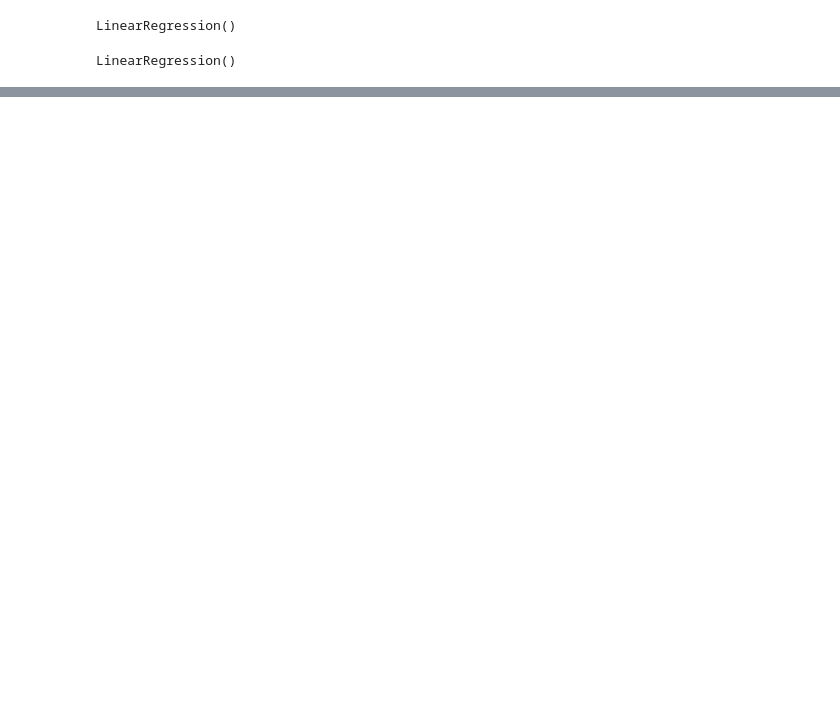
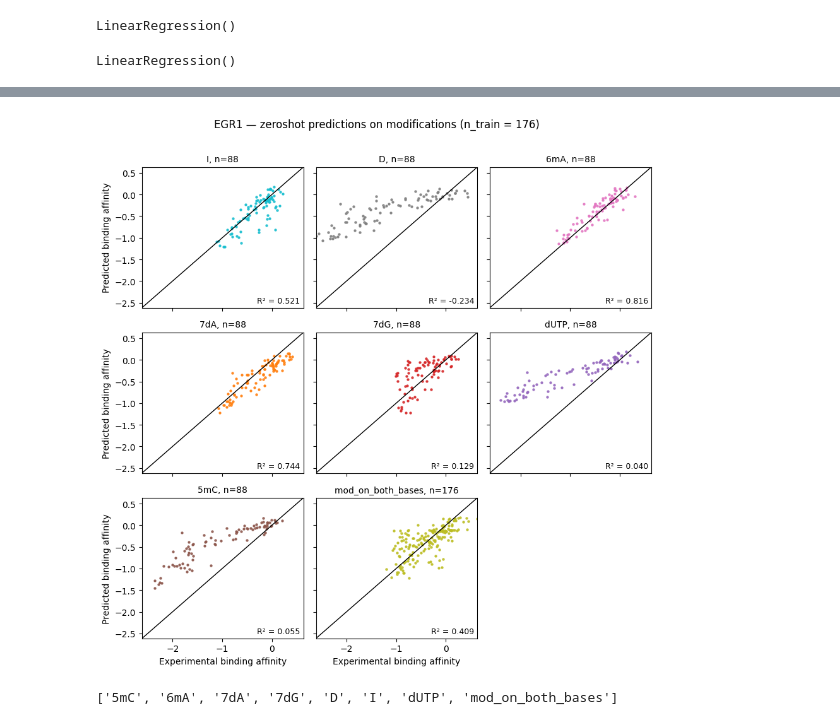
Before and after one commit to rubensolozabal/TFBind, a Jupyter notebook: notebooks/02_linear_zeroshot_predict_modifications.ipynb, the cells around one changed output, grey strips where cells are left out. Saved outputs shown, nothing was run; the diff lists cells and outputs as text; code cells hidden in the pictures; blank space fills up the shorter version.

```diff
--- a/notebooks/02_linear_zeroshot_predict_modifications.ipynb
+++ b/notebooks/02_linear_zeroshot_predict_modifications.ipynb
@@ -214,0 +155,61 @@ cats_present
+# %%
+# 3x3 grid of per-category scatter plots with R² annotated
+from matplotlib import pyplot as plt
+
+from src.constants import COLOR_MODS
+
+# Use existing color mapping if available; otherwise create a simple one
+cats_present = sorted(df_test["Category"].unique().tolist())
+
+order = [c for c in COLOR_MODS.keys() if c in cats_present]
+order.extend([c for c in cats_present if c not in order])
+colors = {cat: COLOR_MODS.get(cat, None) for cat in order}
+
+# Global axis limits for comparability
+p1 = max(df_test["y_pred"].max(), df_test["ln(I)"].max())
+p2 = min(df_test["y_pred"].min(), df_test["ln(I)"].min())
+
+fig, axes = plt.subplots(3, 3, figsize=(9, 9), sharex=True, sharey=True)
+axes = axes.ravel()
+
+for i, cat in enumerate(order[:9]):
+    ax = axes[i]
+    g = df_test[df_test["Category"] == cat]
+
+    ax.scatter(g["ln(I)"], g["y_pred"], s=18, marker='.', alpha=0.85, c=colors.get(cat, None))
+    ax.plot([p2, p1], [p2, p1], 'k-', linewidth=1)
+    ax.set_xlim([p2, p1])
+    ax.set_ylim([p2, p1])
+
+    # Compute R² safely
+    try:
+        r2_cat = r2_score(g["ln(I)"], g["y_pred"]) if len(g) >= 2 else float("nan")
+    except Exception:
+        r2_cat = float("nan")
+
+    ax.set_title(f"{cat}, n={len(g)}", fontsize=10)
+    ax.text(0.98, 0.02, f"R² = {r2_cat:.3f}" if r2_cat == r2_cat else "R² = N/A",
+            transform=ax.transAxes, ha="right", va="bottom",
+            bbox=dict(boxstyle="round,pad=0.2", fc="white", ec="none", alpha=0.7), fontsize=9)
+
+# Hide unused subplots if fewer than 9 categories
+for j in range(len(order), 9):
+    axes[j].axis("off")
+
+# Label only outer axes
+for ax in axes[6:9]:
+    ax.set_xlabel("Experimental binding affinity")
+for ax in axes[::3]:
+    ax.set_ylabel("Predicted binding affinity")
+
+fig.suptitle(f"{TF} — zeroshot predictions on modifications (n_train = {len(df_train)})", fontsize=12)
+plt.tight_layout(rect=[0, 0, 1, 0.97])
+
+# Save pdf
+plt.savefig(f"plots/{TF}_linear_zeroshot_modifications.pdf")
+# %% [output]
+[figure, added]
+# %%
+cats_present
+# %% [output]
+['5mC', '6mA', '7dA', '7dG', 'D', 'I', 'dUTP', 'mod_on_both_bases']
```
Also changed, not shown: parts of 11 cells of this notebook, 17 other files.
